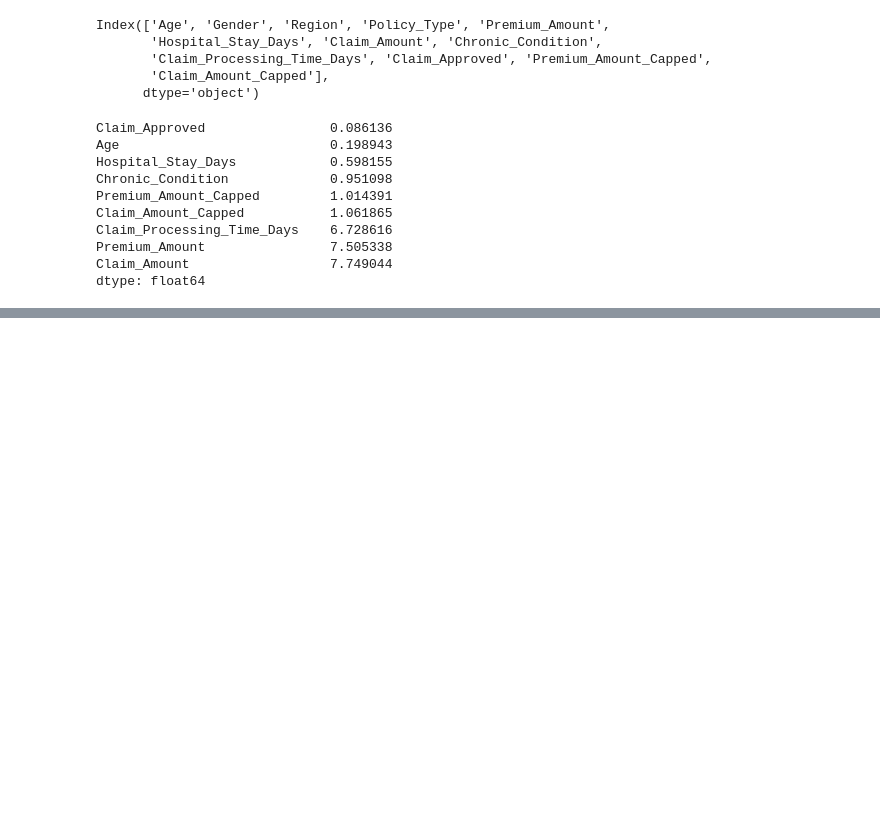
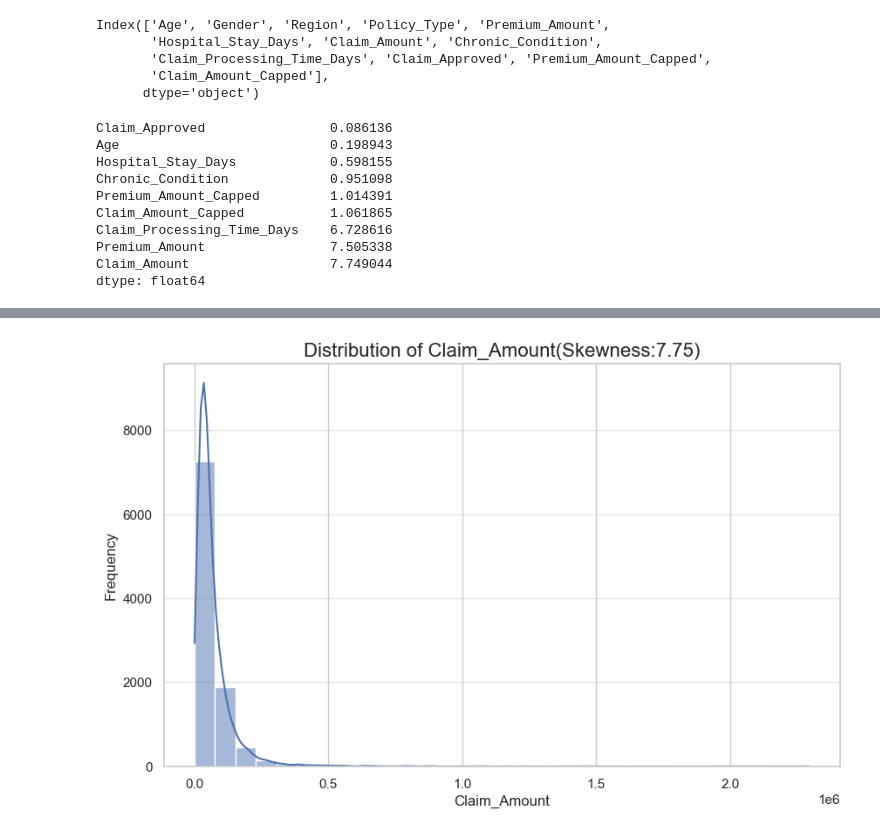
Before and after one commit to Mohini2815/Data-analysis-practice-projects, a Jupyter notebook: Insurance claims dataset.ipynb, the cells around one changed output, grey strips where cells are left out. Cells and saved outputs as stored; diff of their text form; code cells hidden in the pictures; blank space fills up the shorter version.

```diff
--- a/Insurance claims dataset.ipynb
+++ b/Insurance claims dataset.ipynb
@@ -667,0 +679,11 @@ dtype: float64
+# %%
+column_to_plot = 'Claim_Amount'
+plt.figure(figsize=(10,6))
+sns.histplot(df[column_to_plot].dropna(),kde=True,bins=30)
+plt.title(f'Distribution of {column_to_plot}(Skewness:{skewed_data.loc[column_to_plot]:.2f})',fontsize=16)
+plt.xlabel(column_to_plot,fontsize=12)
+plt.ylabel('Frequency',fontsize=12)
+plt.grid(axis='y',alpha=0.5)
+plt.show()
+# %% [output]
+[figure, added]
```
Also changed, not shown: parts of 3 cells of this notebook.
